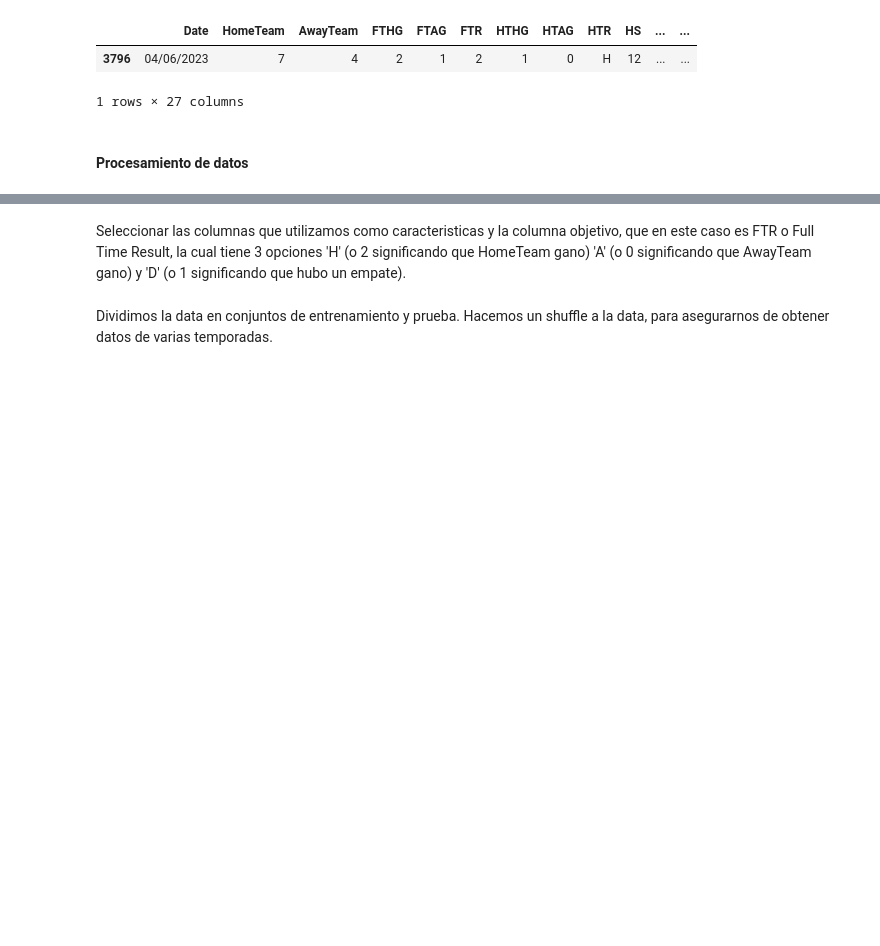
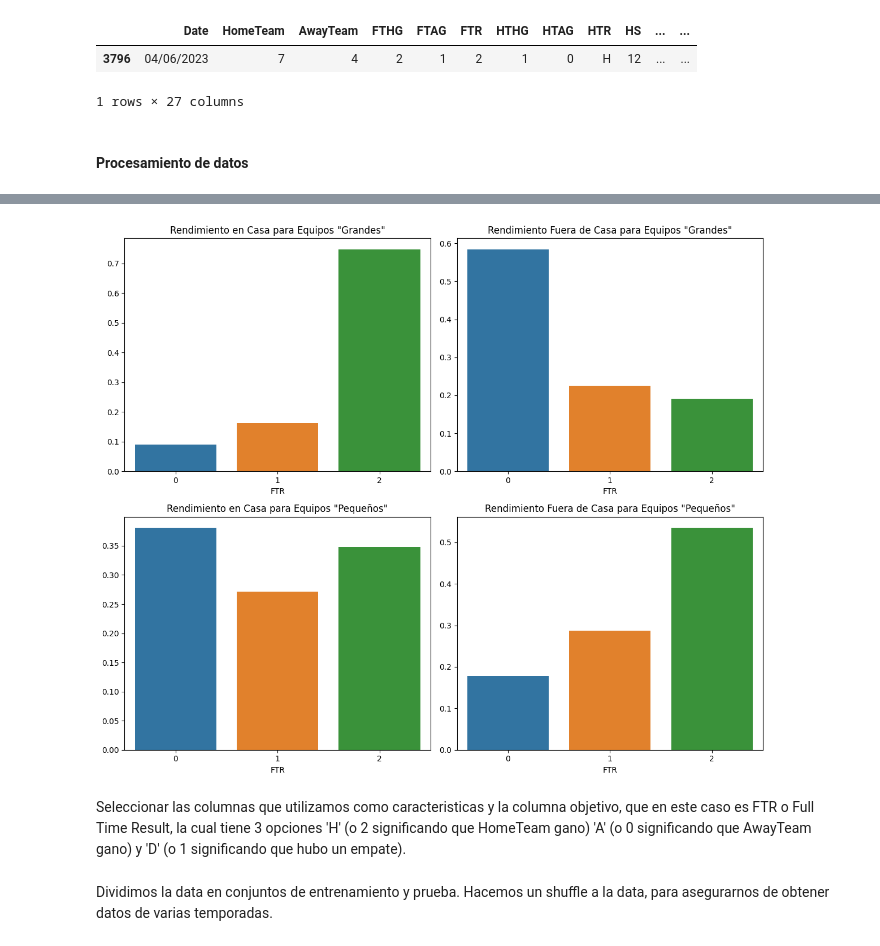
Before and after one commit to javim7/DeepLearning-ProyectoFinal, a Jupyter notebook: modelo.ipynb, the cells around one changed output, grey strips where cells are left out. Cells and saved outputs as stored; diff of their text form; code cells hidden in the pictures; blank space fills up the shorter version.

```diff
--- a/modelo.ipynb
+++ b/modelo.ipynb
@@ -213,3 +271,53 @@ matches.tail(1)
+# %%
+import matplotlib.pyplot as plt
+import seaborn as sns
+
+# Lista de equipos considerados "grandes" y "pequeños"
+equipos_grandes = [23, 4, 3] # Real Madrid, Barcelona, Atlético de Madrid
+equipos_pequenos = [9, 18, 15] # Eibar, Leganes, Huesca
+
+# Crear columnas para indicar si un equipo es "grande" o "pequeño"
+data['EsGrandeLocal'] = data['HomeTeam'].isin(equipos_grandes)
+data['EsGrandeVisitante'] = data['AwayTeam'].isin(equipos_grandes)
+data['EsPequenoLocal'] = data['HomeTeam'].isin(equipos_pequenos)
+data['EsPequenoVisitante'] = data['AwayTeam'].isin(equipos_pequenos)
+
+# Filtrar datos para "grandes" y "pequeños"
+data_grandes_local = data[data['EsGrandeLocal']]
+data_grandes_visitante = data[data['EsGrandeVisitante']]
+data_pequenos_local = data[data['EsPequenoLocal']]
+data_pequenos_visitante = data[data['EsPequenoVisitante']]
+
+# Análisis del rendimiento en casa y fuera de casa para "grandes"
+rendimiento_grandes_local = data_grandes_local['FTR'].value_counts(normalize=True)
+rendimiento_grandes_visitante = data_grandes_visitante['FTR'].value_counts(normalize=True)
+
+# Análisis del rendimiento en casa y fuera de casa para "pequeños"
+rendimiento_pequenos_local = data_pequenos_local['FTR'].value_counts(normalize=True)
+rendimiento_pequenos_visitante = data_pequenos_visitante['FTR'].value_counts(normalize=True)
+
+fig, axs = plt.subplots(2, 2, figsize=(12, 10))
+
+# Rendimiento en casa para "grandes"
+sns.barplot(x=rendimiento_grandes_local.index, y=rendimiento_grandes_local.values, ax=axs[0, 0])
+axs[0, 0].set_title('Rendimiento en Casa para Equipos "Grandes"')
+
+# Rendimiento fuera de casa para "grandes"
+sns.barplot(x=rendimiento_grandes_visitante.index, y=rendimiento_grandes_visitante.values, ax=axs[0, 1])
+axs[0, 1].set_title('Rendimiento Fuera de Casa para Equipos "Grandes"')
+
+# Rendimiento en casa para "pequeños"
+sns.barplot(x=rendimiento_pequenos_local.index, y=rendimiento_pequenos_local.values, ax=axs[1, 0])
+axs[1, 0].set_title('Rendimiento en Casa para Equipos "Pequeños"')
+
+# Rendimiento fuera de casa para "pequeños"
+sns.barplot(x=rendimiento_pequenos_visitante.index, y=rendimiento_pequenos_visitante.values, ax=axs[1, 1])
+axs[1, 1].set_title('Rendimiento Fuera de Casa para Equipos "Pequeños"')
+
+plt.tight_layout()
+plt.show()
+# %% [output]
+[figure, added]
 # %% [markdown]
 Seleccionar las columnas que utilizamos como caracteristicas y la columna objetivo, que en este caso es FTR o Full Time Result, la cual tiene 3 opciones 'H' (o 2 significando que HomeTeam gano) 'A' (o 0 significando que AwayTeam gano) y 'D' (o 1 significando que hubo un empate).
 # %%
```
Also changed, not shown: parts of 6 cells of this notebook.
